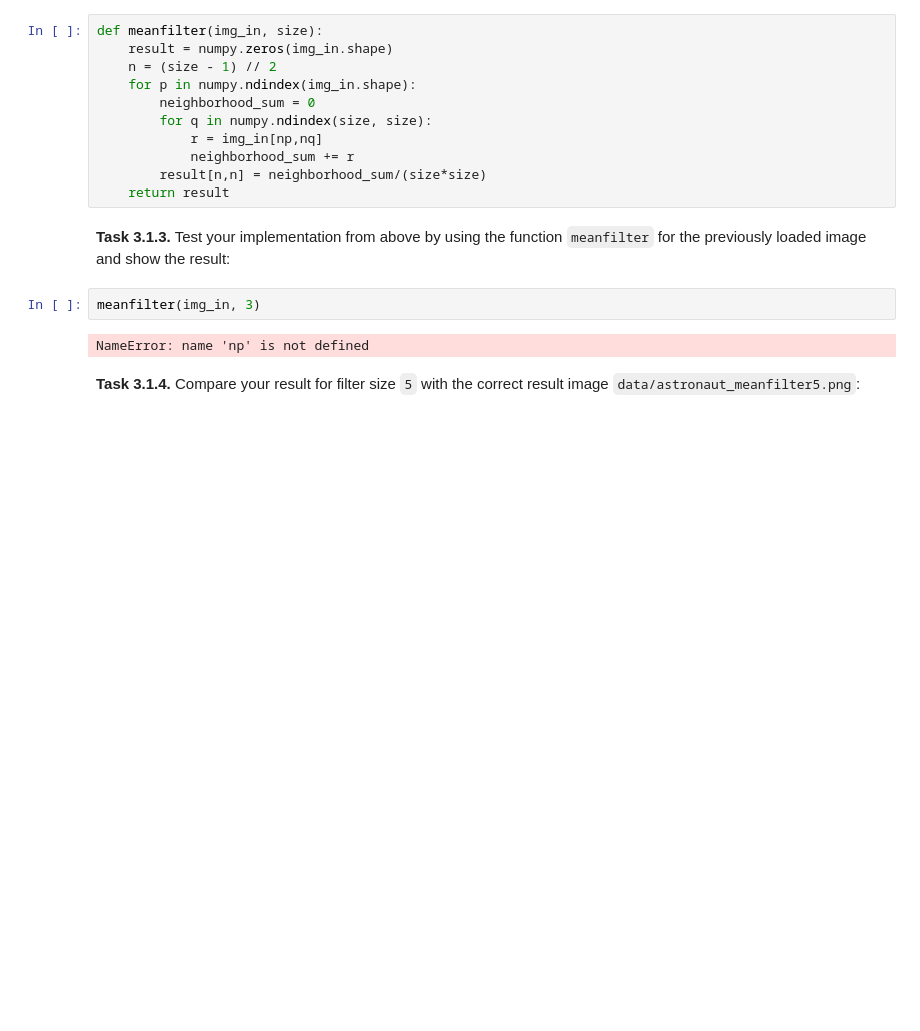
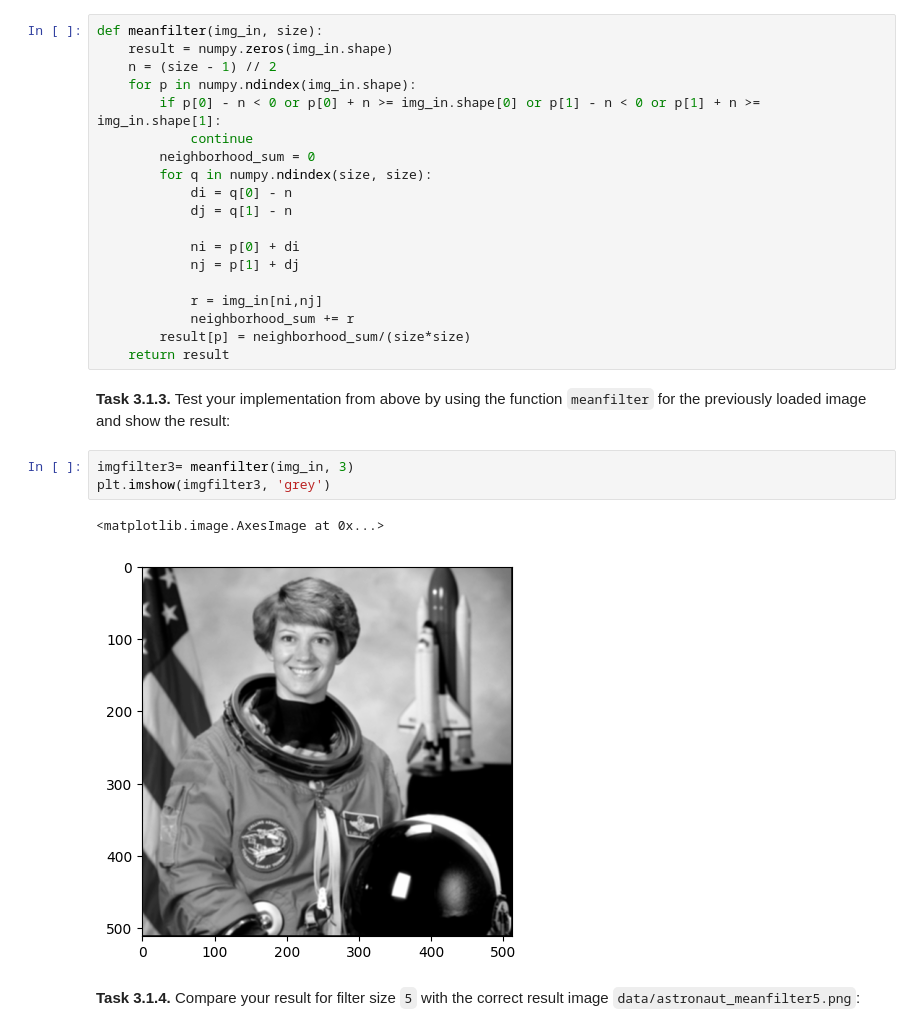
Before and after one commit to MichgibtEsnicht/mobi-fs3-python, a Jupyter notebook: task3.ipynb, the cells around one changed output. Saved outputs shown, nothing was run; the diff lists cells and outputs as text; blank space fills up the shorter version.

```diff
--- a/task3.ipynb
+++ b/task3.ipynb
@@ -23,17 +23,27 @@ def meanfilter(img_in, size):
     result = numpy.zeros(img_in.shape)
     n = (size - 1) // 2
     for p in numpy.ndindex(img_in.shape):
+        if p[0] - n < 0 or p[0] + n >= img_in.shape[0] or p[1] - n < 0 or p[1] + n >= img_in.shape[1]:
+            continue
         neighborhood_sum = 0
         for q in numpy.ndindex(size, size):
-            r = img_in[np,nq]
+            di = q[0] - n
+            dj = q[1] - n
+
+            ni = p[0] + di
+            nj = p[1] + dj
+
+            r = img_in[ni,nj]
             neighborhood_sum += r
-        result[n,n] = neighborhood_sum/(size*size)
+        result[p] = neighborhood_sum/(size*size)
     return result
 # %% [markdown]
 **<a id="#">Task 3.1.3.</a>** Test your implementation from above by using the function `meanfilter` for the previously loaded image and show the result:
-# %%
-meanfilter(img_in, 3)
-# %% [output]
-NameError: name 'np' is not defined
+# %%
+imgfilter3= meanfilter(img_in, 3)
+plt.imshow(imgfilter3, 'grey')
+# %% [output]
+<matplotlib.image.AxesImage at 0x...>
+[figure, added]
 # %% [markdown]
 **<a id="#">Task 3.1.4.</a>** Compare your result for filter size `5` with the correct result image `data/astronaut_meanfilter5.png`:
```
Also changed, not shown: parts of 4 cells of this notebook.
